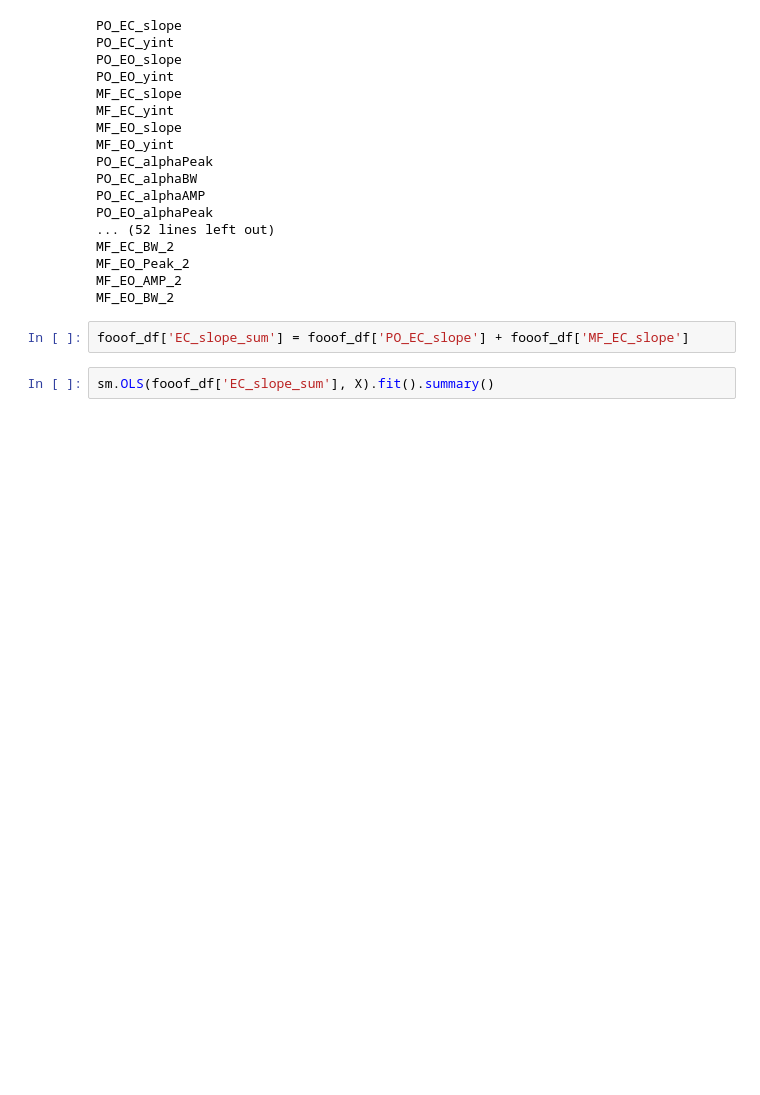
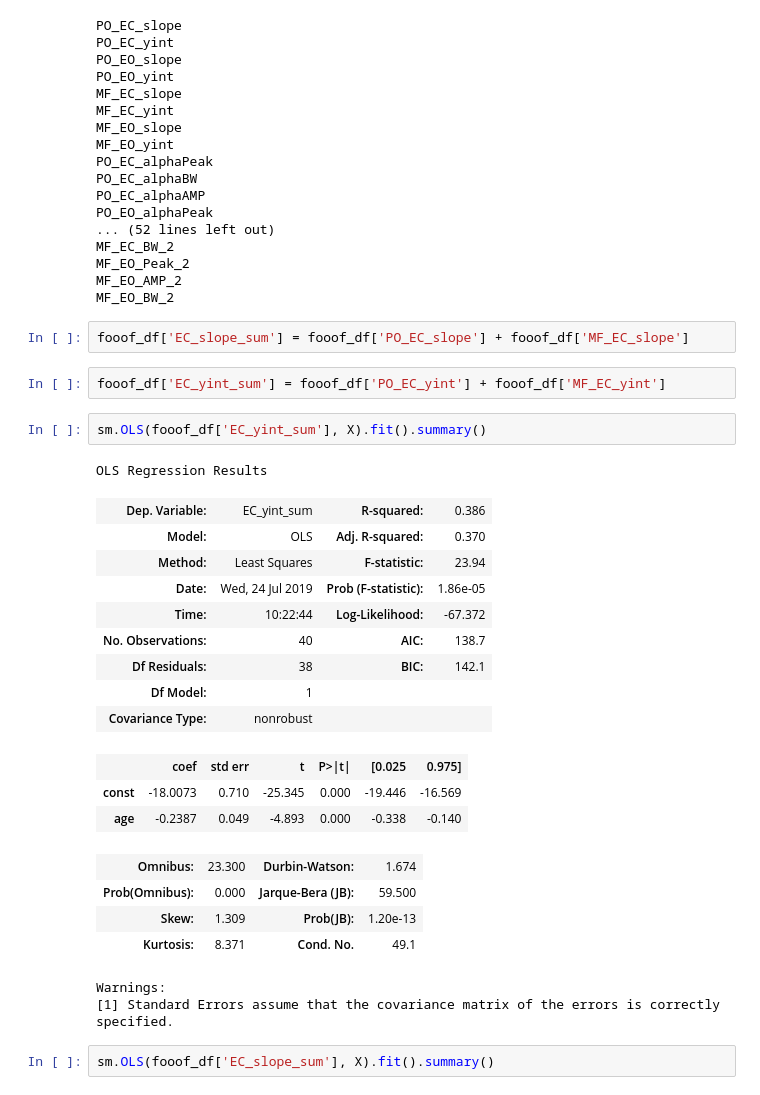
Before and after one commit to HwangLabNeuroCogDynamics/fooof_vs_PSD, a Jupyter notebook: Stats.ipynb, the cells around one changed output. Drawn from its saved outputs; the diff is of its cells as text; blank space fills up the shorter version.

```diff
--- a/Stats.ipynb
+++ b/Stats.ipynb
@@ -76,6 +76,30 @@ MF_EO_AMP_2
 MF_EO_BW_2
 # %%
 fooof_df['EC_slope_sum'] = fooof_df['PO_EC_slope'] + fooof_df['MF_EC_slope']
+# %%
+fooof_df['EC_yint_sum'] = fooof_df['PO_EC_yint'] + fooof_df['MF_EC_yint']
+# %%
+sm.OLS(fooof_df['EC_yint_sum'], X).fit().summary()
+# %% [output]
+OLS Regression Results
+| Dep. Variable: | EC_yint_sum | R-squared: | 0.386 |
+| Model: | OLS | Adj. R-squared: | 0.370 |
+| Method: | Least Squares | F-statistic: | 23.94 |
+| Date: | Wed, 24 Jul 2019 | Prob (F-statistic): | 1.86e-05 |
+| Time: | 10:22:44 | Log-Likelihood: | -67.372 |
+| No. Observations: | 40 | AIC: | 138.7 |
+| Df Residuals: | 38 | BIC: | 142.1 |
+| Df Model: | 1 |  |  |
+| Covariance Type: | nonrobust |  |  |
+|  | coef | std err | t | P>|t| | [0.025 | 0.975] |
+| const | -18.0073 | 0.710 | -25.345 | 0.000 | -19.446 | -16.569 |
+| age | -0.2387 | 0.049 | -4.893 | 0.000 | -0.338 | -0.140 |
+| Omnibus: | 23.300 | Durbin-Watson: | 1.674 |
+| Prob(Omnibus): | 0.000 | Jarque-Bera (JB): | 59.500 |
+| Skew: | 1.309 | Prob(JB): | 1.20e-13 |
+| Kurtosis: | 8.371 | Cond. No. | 49.1 |
+Warnings:
+[1] Standard Errors assume that the covariance matrix of the errors is correctly specified.
 # %%
 sm.OLS(fooof_df['EC_slope_sum'], X).fit().summary()
 # %% [output]
```
Also changed, not shown: 1 other file.
